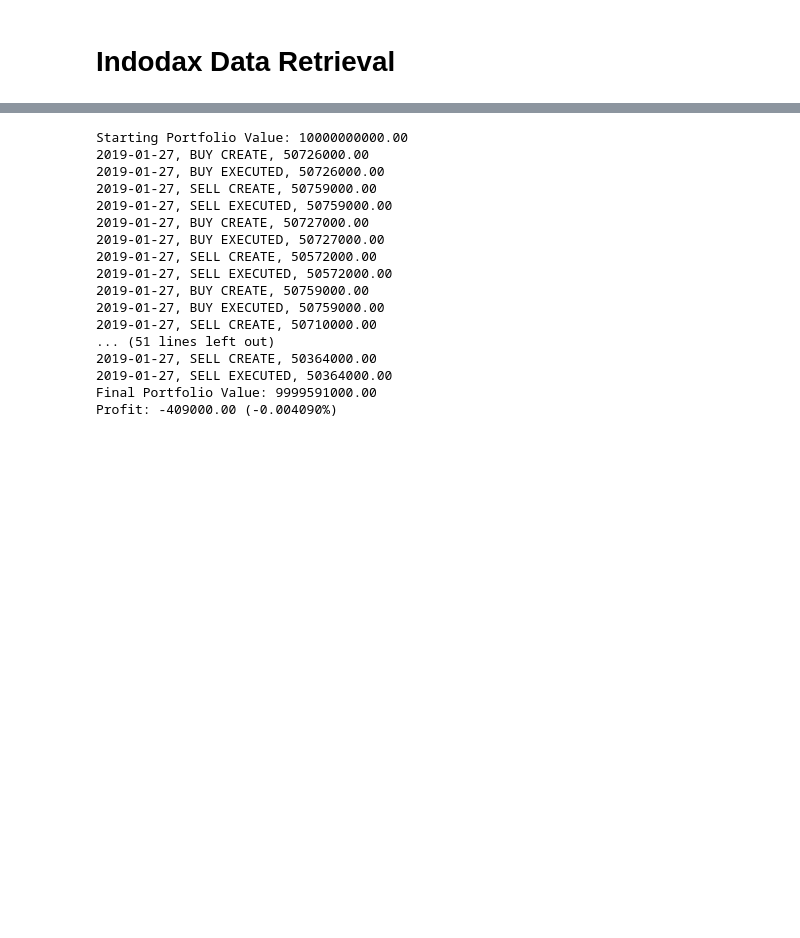
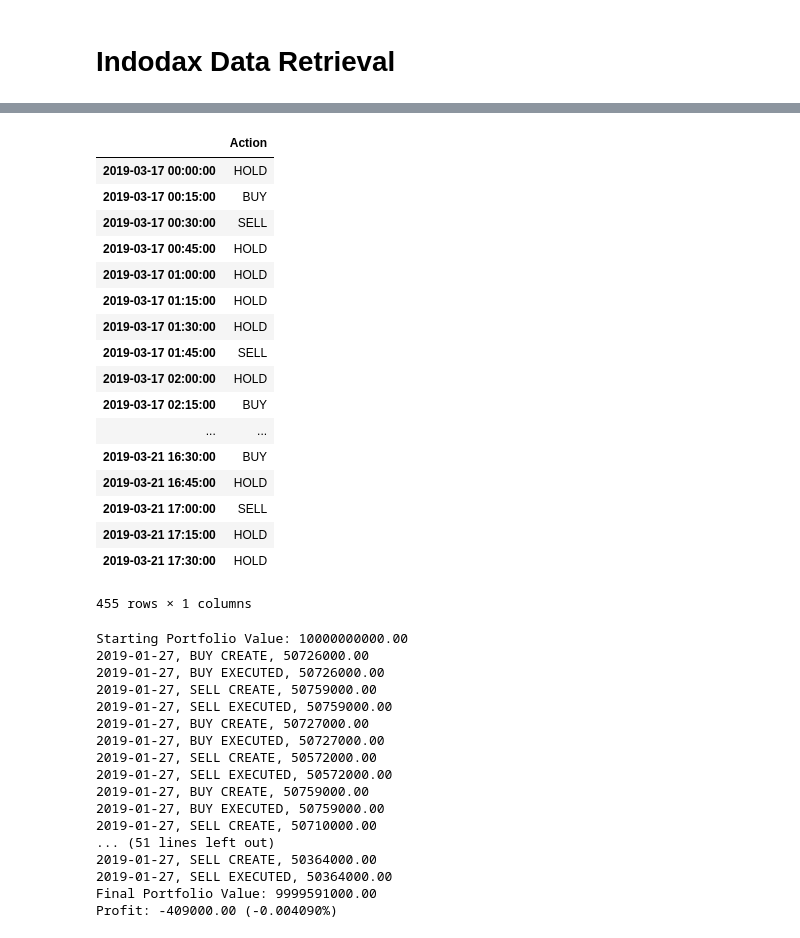
Before and after one commit to machine-learning-2018-2019-fasilkom-ui/Mending-ML-Aja, a Jupyter notebook: ExperimentsPlayground.ipynb, the cells around one changed output, grey strips where cells are left out. Saved outputs shown, nothing was run; the diff lists cells and outputs as text; code cells hidden in the pictures; blank space fills up the shorter version.

```diff
--- a/ExperimentsPlayground.ipynb
+++ b/ExperimentsPlayground.ipynb
@@ -189,3 +189,47 @@ plt.show()
+# %%
+action_list = {}
+action_list['\\'] = {'action'}
+action_list['action'] = []
+for i in range(len(price.index)-1):
+    current = price.iloc[i]
+    before = price.iloc[i-1]
+    after = price.iloc[i+1]
+    if current.close < after.close:
+        if current.close > before.close:
+            action_list['action'].append('HOLD')
+        else:
+            action_list['action'].append('BUY')
+    elif current.close > after.close:
+        if current.close < before.close:
+            action_list['action'].append('HOLD')
+        else:
+            action_list['action'].append('SELL')
+    else:
+        action_list['action'].append('HOLD')
+action_list['action'].append('HOLD')
+action_frame = pd.DataFrame(action_list['action']).set_index(price.index)
+action_frame.columns = ['Action']
+# %%
+action_frame
+# %% [output]
+|  | Action |
+| 2019-03-17 00:00:00 | HOLD |
+| 2019-03-17 00:15:00 | BUY |
+| 2019-03-17 00:30:00 | SELL |
+| 2019-03-17 00:45:00 | HOLD |
+| 2019-03-17 01:00:00 | HOLD |
+| 2019-03-17 01:15:00 | HOLD |
+| 2019-03-17 01:30:00 | HOLD |
+| 2019-03-17 01:45:00 | SELL |
+| 2019-03-17 02:00:00 | HOLD |
+| 2019-03-17 02:15:00 | BUY |
+| ... | ... |
+| 2019-03-21 16:30:00 | BUY |
+| 2019-03-21 16:45:00 | HOLD |
+| 2019-03-21 17:00:00 | SELL |
+| 2019-03-21 17:15:00 | HOLD |
+| 2019-03-21 17:30:00 | HOLD |
+455 rows × 1 columns
 # %%
 import backtrader as bt
 import backtrader.feeds as btfeeds
```
Also changed, not shown: parts of 2 cells of this notebook, 1 other file.
